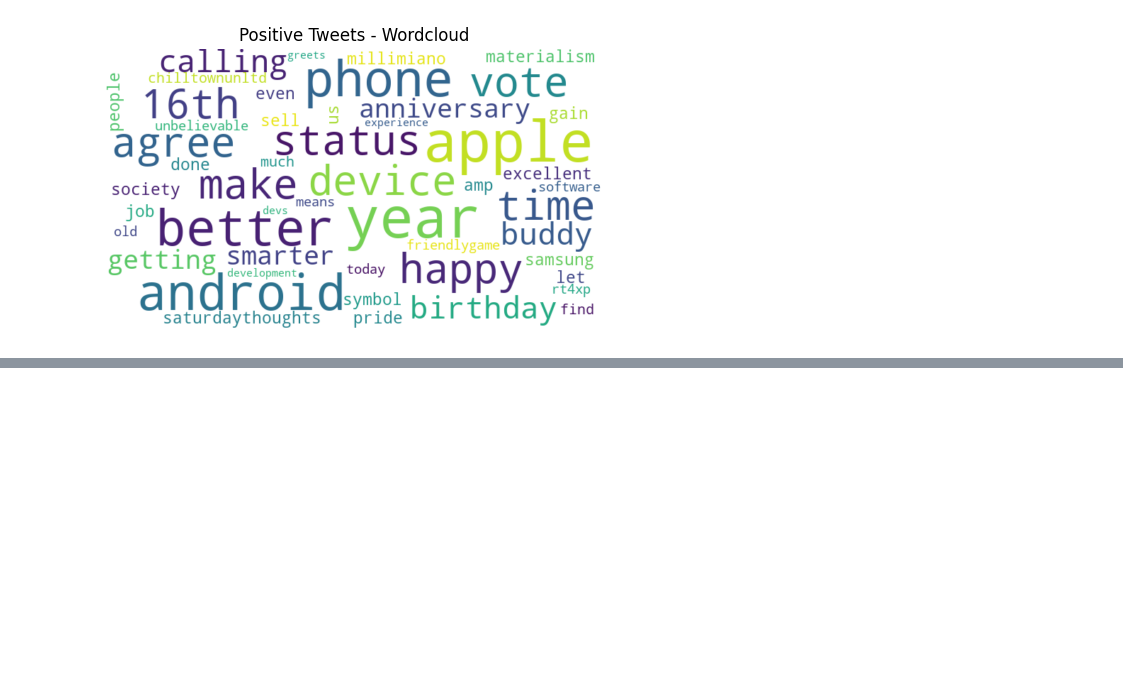
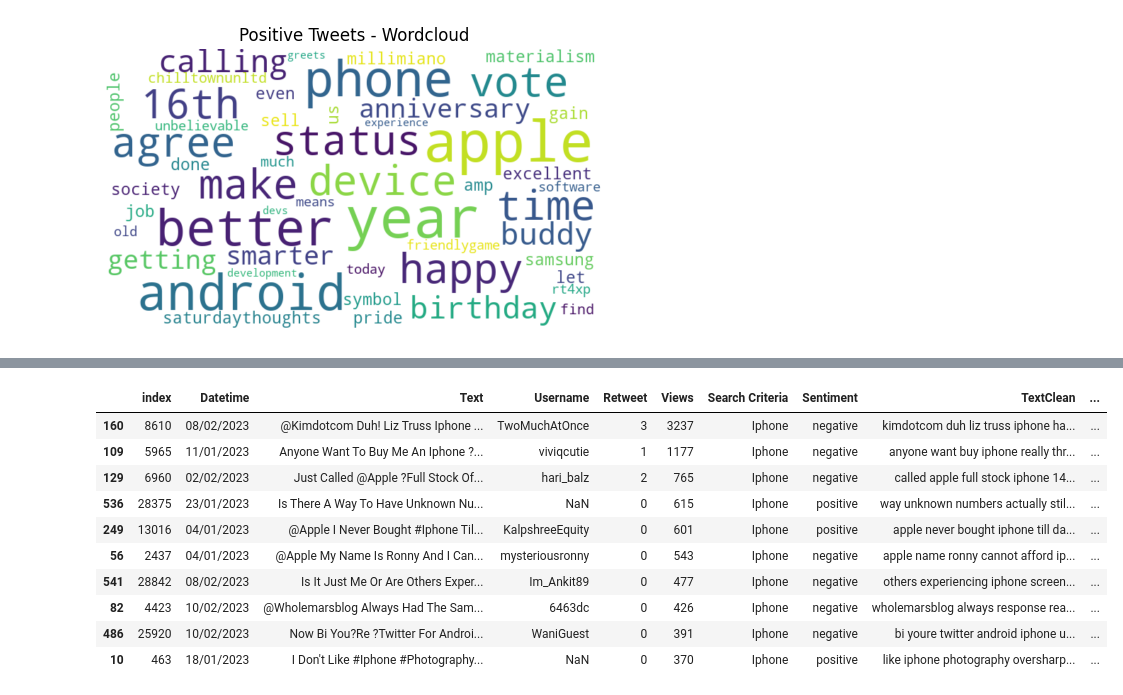
Before and after one commit to topecole/Twitter-Project, a Jupyter notebook: construction_site3.ipynb, the cells around one changed output, grey strips where cells are left out. Saved outputs shown, nothing was run; the diff lists cells and outputs as text; code cells hidden in the pictures; blank space fills up the shorter version.

```diff
--- a/construction_site3.ipynb
+++ b/construction_site3.ipynb
@@ -510,0 +535,16 @@ plt.close()
+# %%
+Filteredtweets =Filteredtweets.sort_values(by=['Views'], ascending=False)
+# %%
+Filteredtweets[Filteredtweets['Tweetsentiment'] == 'negative'].sort_values(by=['Views'], ascending=False).head(10)
+# %% [output]
+|  | index | Datetime | Text | Username | Retweet | Views | Search Criteria | Sentiment | TextClean | ... |
+| 160 | 8610 | 08/02/2023 | @Kimdotcom Duh! Liz Truss Iphone ... | TwoMuchAtOnce | 3 | 3237 | Iphone | negative | kimdotcom duh liz truss iphone ha... | ... |
+| 109 | 5965 | 11/01/2023 | Anyone Want To Buy Me An Iphone ?... | viviqcutie | 1 | 1177 | Iphone | negative | anyone want buy iphone really thr... | ... |
+| 129 | 6960 | 02/02/2023 | Just Called @Apple ?Full Stock Of... | hari_balz | 2 | 765 | Iphone | negative | called apple full stock iphone 14... | ... |
+| 536 | 28375 | 23/01/2023 | Is There A Way To Have Unknown Nu... | NaN | 0 | 615 | Iphone | positive | way unknown numbers actually stil... | ... |
+| 249 | 13016 | 04/01/2023 | @Apple I Never Bought #Iphone Til... | KalpshreeEquity | 0 | 601 | Iphone | positive | apple never bought iphone till da... | ... |
+| 56 | 2437 | 04/01/2023 | @Apple My Name Is Ronny And I Can... | mysteriousronny | 0 | 543 | Iphone | negative | apple name ronny cannot afford ip... | ... |
+| 541 | 28842 | 08/02/2023 | Is It Just Me Or Are Others Exper... | Im_Ankit89 | 0 | 477 | Iphone | negative | others experiencing iphone screen... | ... |
+| 82 | 4423 | 10/02/2023 | @Wholemarsblog Always Had The Sam... | 6463dc | 0 | 426 | Iphone | negative | wholemarsblog always response rea... | ... |
+| 486 | 25920 | 10/02/2023 | Now Bi You?Re ?Twitter For Androi... | WaniGuest | 0 | 391 | Iphone | negative | bi youre twitter android iphone u... | ... |
+| 10 | 463 | 18/01/2023 | I Don't Like #Iphone #Photography... | NaN | 0 | 370 | Iphone | positive | like iphone photography oversharp... | ... |
```
Also changed, not shown: parts of 10 cells of this notebook, 4 other files.
